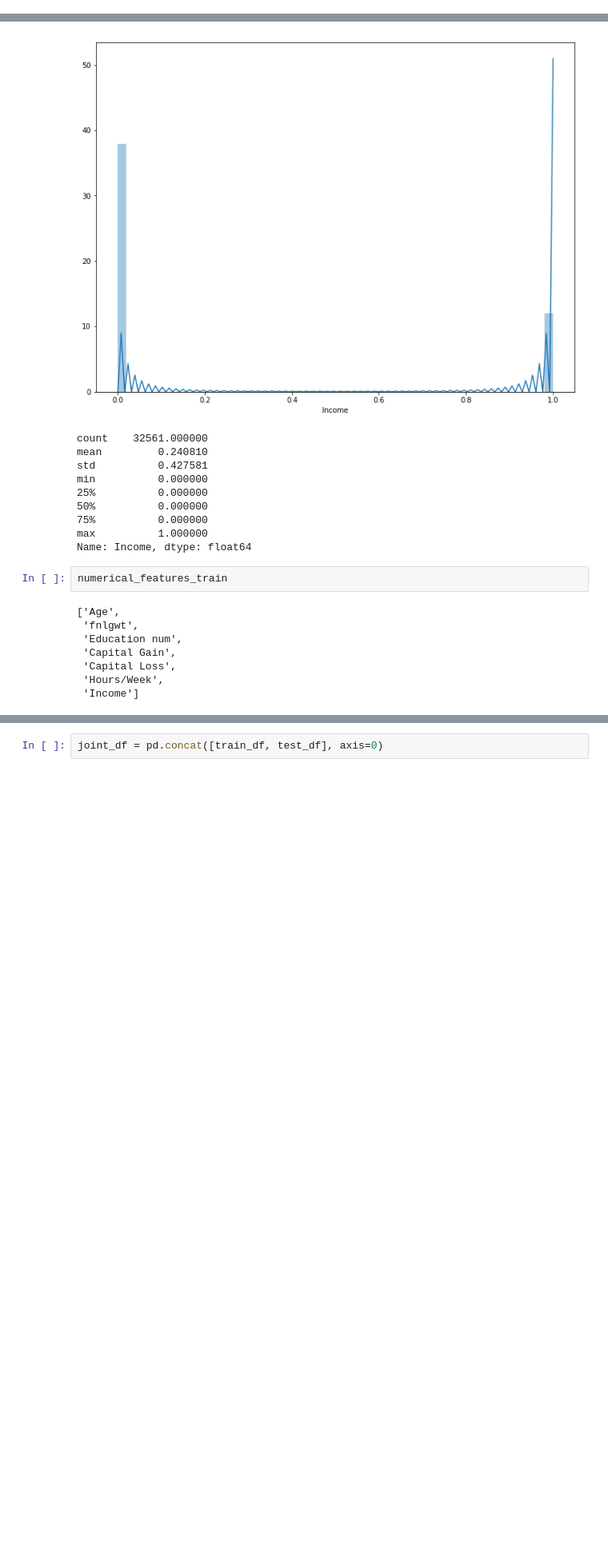
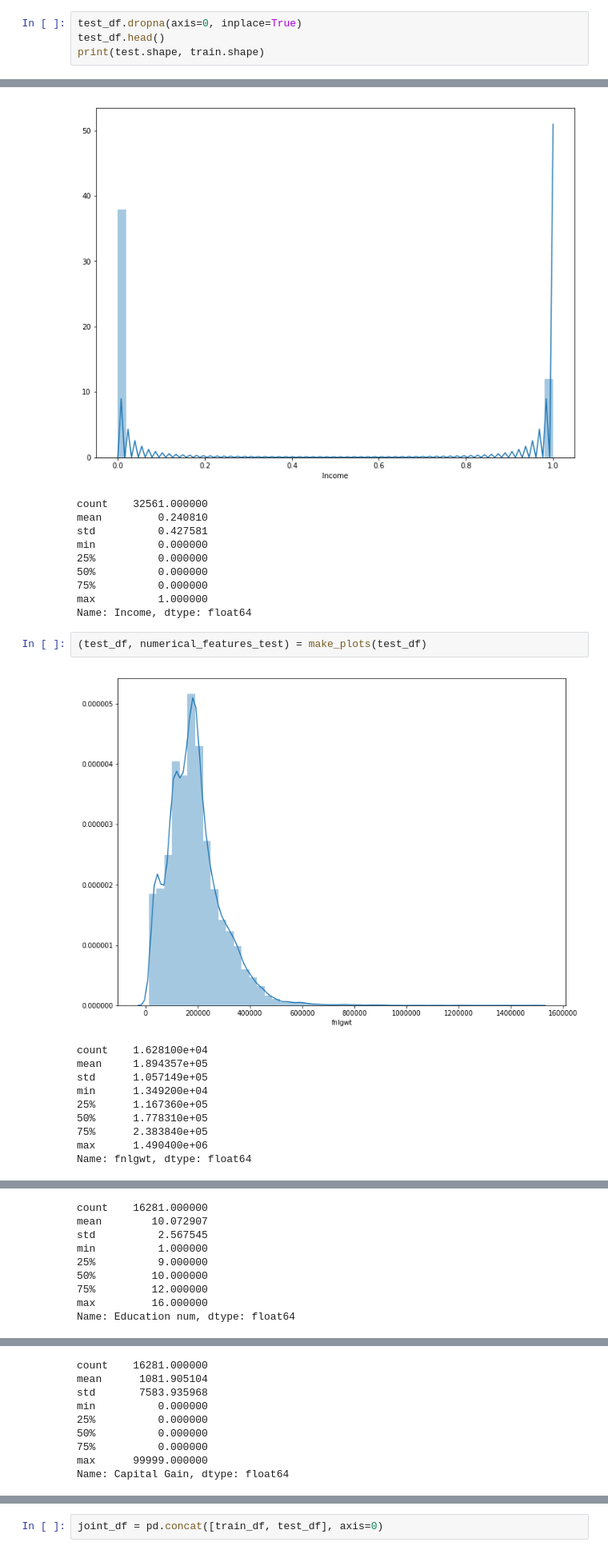
Before and after one commit to justdvnsh/Data-Lit, a Jupyter notebook: logistic_regression/Logistic_Regression_Assignment.ipynb, the cells around one changed output, grey strips where cells are left out. Shown at 80% size. Cells and saved outputs as stored; diff of their text form; blank space fills up the shorter version.

```diff
--- a/logistic_regression/Logistic_Regression_Assignment.ipynb
+++ b/logistic_regression/Logistic_Regression_Assignment.ipynb
@@ -286,0 +328,4 @@ Name: Income, Length: 16282, dtype: int64
+# %%
+test_df.dropna(axis=0, inplace=True)
+test_df.head()
+print(test.shape, train.shape)
@@ -367,13 +414,16 @@ min          0.000000
 75%          0.000000
 max          1.000000
 Name: Income, dtype: float64
-# %%
-numerical_features_train
-# %% [output]
-['Age',
- 'fnlgwt',
- 'Education num',
- 'Capital Gain',
- 'Capital Loss',
- 'Hours/Week',
- 'Income']
+# %%
+(test_df, numerical_features_test) = make_plots(test_df)
+# %% [output]
+[figure, added]
+count    1.628100e+04
+mean     1.894357e+05
+std      1.057149e+05
+min      1.349200e+04
+25%      1.167360e+05
+50%      1.778310e+05
+75%      2.383840e+05
+max      1.490400e+06
+Name: fnlgwt, dtype: float64
@@ -379,0 +431,9 @@ numerical_features_train
+count    16281.000000
+mean        10.072907
+std          2.567545
+min          1.000000
+25%          9.000000
+50%         10.000000
+75%         12.000000
+max         16.000000
+Name: Education num, dtype: float64
@@ -379,0 +441,9 @@ numerical_features_train
+count    16281.000000
+mean      1081.905104
+std       7583.935968
+min          0.000000
+25%          0.000000
+50%          0.000000
+75%          0.000000
+max      99999.000000
+Name: Capital Gain, dtype: float64
```
Also changed, not shown: parts of 13 cells of this notebook.
